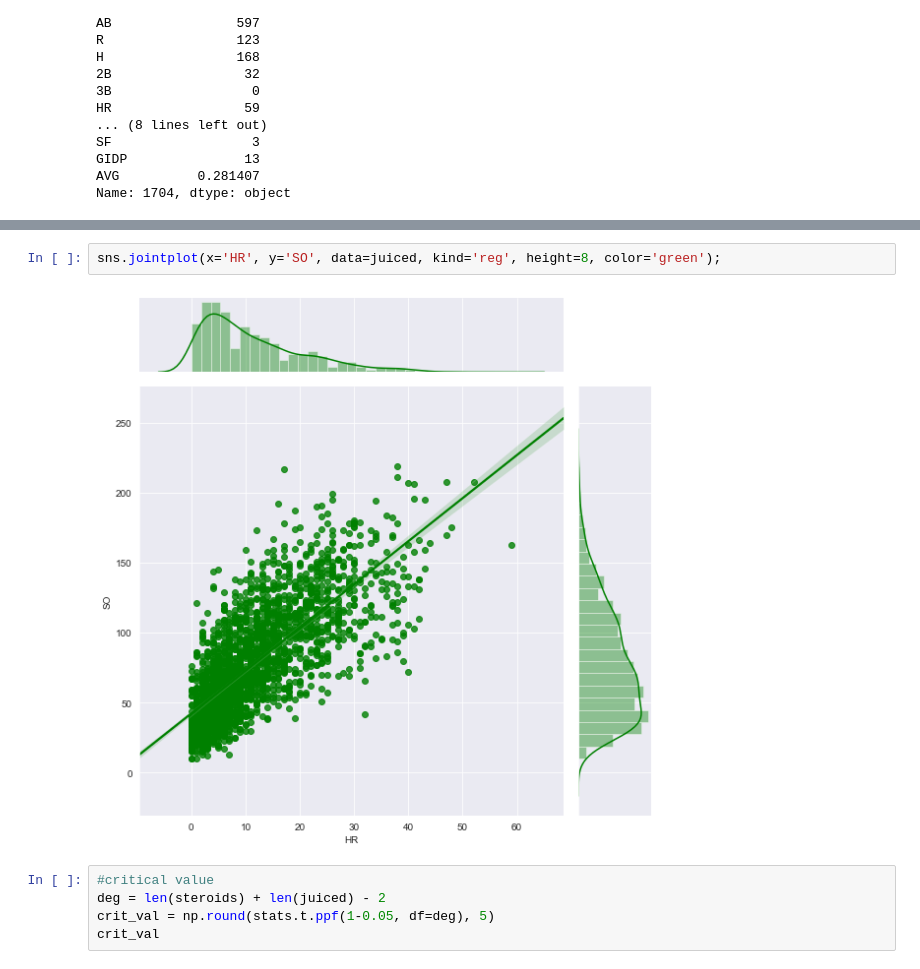
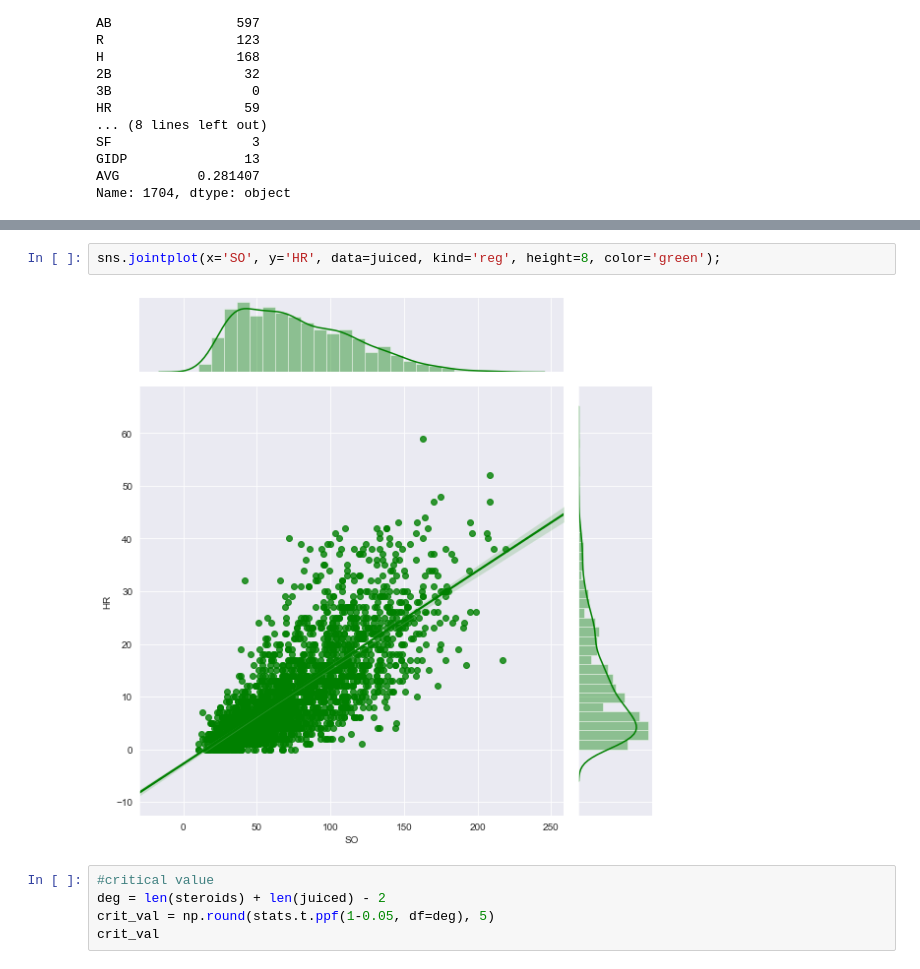
Before and after one commit to cjriggio/juiced, a Jupyter notebook: Juice-vs-Steroids.ipynb, the cells around one changed output, grey strips where cells are left out. Drawn from its saved outputs; the diff is of its cells as text.

```diff
--- a/Juice-vs-Steroids.ipynb
+++ b/Juice-vs-Steroids.ipynb
@@ -299,7 +316,7 @@ sns.jointplot(x='HR', y='SO', data=steroids, kind='reg', height=8, color='darkre
 # %%
-sns.jointplot(x='HR', y='SO', data=juiced, kind='reg', height=8, color='green');
+sns.jointplot(x='SO', y='HR', data=juiced, kind='reg', height=8, color='green');
 # %% [output]
-[figure, old version]
+[figure, new version]
 # %%
 #critical value
 deg = len(steroids) + len(juiced) - 2
```
Also changed, not shown: parts of 13 cells of this notebook, 9 other files.
